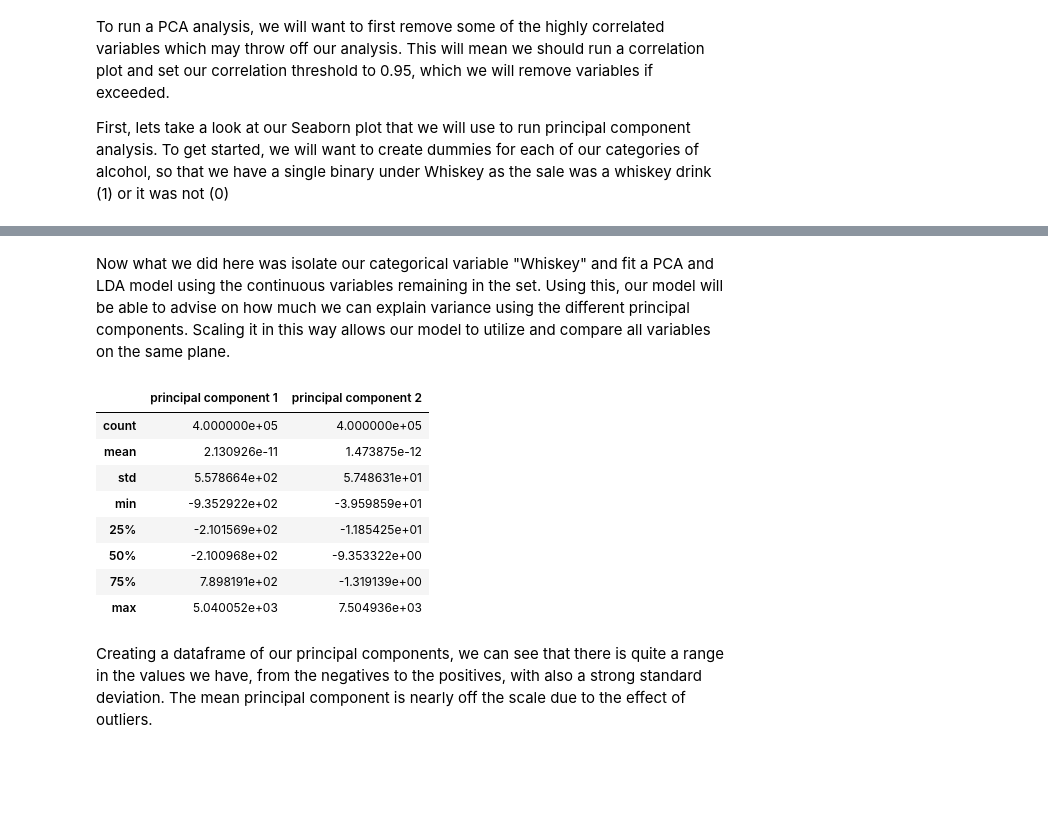
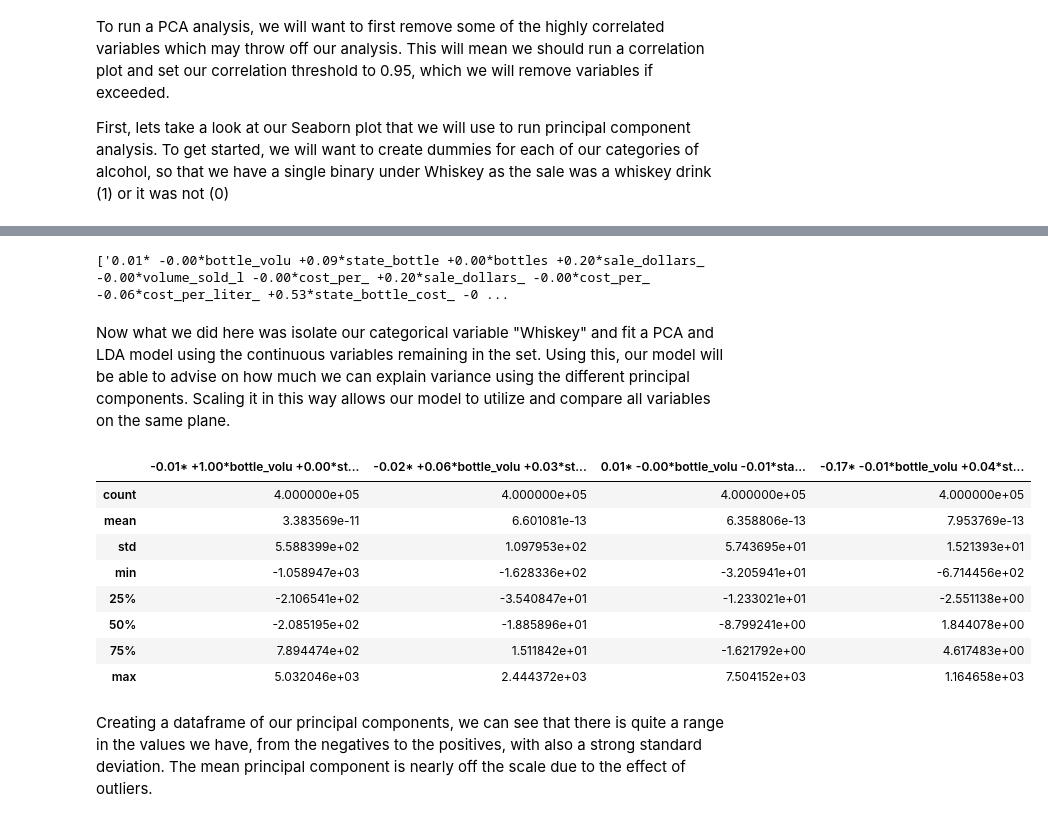
Before and after one commit to jjschueder/7331DataMiningNotebooks, a Jupyter notebook: Live Assignment 1/msds7331_live _1.ipynb, the cells around one changed output, grey strips where cells are left out. Cells and saved outputs as stored; diff of their text form; code cells hidden in the pictures; blank space fills up the shorter version.

```diff
--- a/Live Assignment 1/msds7331_live _1.ipynb
+++ b/Live Assignment 1/msds7331_live _1.ipynb
@@ -243,7 +251,9 @@ from sklearn.discriminant_analysis import LinearDiscriminantAnalysis as LDA
 
 #drop the response variable from x
 # one hot encoding to category
-features = ['pack', 'bottle_volume_ml', 'state_bottle_cost', 'bottles_sold', 'sale_dollars_trans', 'volume_sold_liters']
+features = ['pack', 'bottle_volume_ml', 'state_bottle_cost', 'bottles_sold', 'sale_dollars_trans', 'volume_sold_liters',
+            'cost_per_liter', 'sale_dollars_trans', 'cost_per_liter', 'cost_per_liter_trans', 'state_bottle_cost_trans',
+            'bottles_sold_trans', 'volume_sold_liters_trans','grossmargin']
 
 X = df_corr.loc[:, features].values
 # run this second line below which compiles all the features that i want to use to predict category, or the column we want to predict
@@ -251,14 +261,14 @@ X = df_corr.loc[:, features].values
 y = df_corr.loc[:, ['WHISKY']].values
 #target_names = df_corr.store_parent_names
 
-pca = PCA(n_components=2)
+pca = PCA(n_components=4)
 X_pca = pca.fit(X).transform(X) # fit data and then transform it
 
-lda = LDA(n_components=2)
+lda = LDA(n_components=4)
 X_lda = lda.fit(X, y).transform(X) # fit data and then transform it
 
 # print the components
-
+y
 print ('pca:', pca.components_)
 print ('lda:', lda.scalings_.T)
 # %% [output]
@@ -269,0 +308,30 @@ lda: [[-0.00589082 -0.00095126  0.13870644 -0.00166674  0.04170408  0.00042601]]
+# %%
+# this function definition just formats the weights into readable strings
+# you can skip it without loss of generality to the Data Science content
+def get_feature_names_from_weights(weights, names):
+    tmp_array = []
+    for comp in weights:
+        tmp_string = ''
+        for fidx,f in enumerate(names):
+            if fidx>0 and comp[fidx]>=0:
+                tmp_string+='+'
+            tmp_string += '%.2f*%s ' % (comp[fidx],f[:-5])
+        tmp_array.append(tmp_string)
+    return tmp_array
+
+# now let's get to the Data Analytics!
+pca_weight_strings = get_feature_names_from_weights(pca.components_, features)
+lda_weight_strings = get_feature_names_from_weights(lda.scalings_.T, features)
+
+# create some pandas dataframes from the transformed outputs
+df_pca = pd.DataFrame(X_pca,columns=[pca_weight_strings])
+df_lda = pd.DataFrame(X_lda,columns=[lda_weight_strings])
+
+df_pca.head()
+
+#from pandas.plotting import scatter_plot
+
+ax = df_pca.plot.scatter(pca_weight_strings[0], pca_weight_strings[1], c=y.reshape(150,-1), s=(y+2)*10)
+newfig = plt.figure()
+ax = df_lda.plot.scatter(lda_weight_strings[0], lda_weight_strings[1], c=y.reshape(150,-1), s=(y+2)*10)
+plt.show()
@@ -270,21 +356,25 @@ lda: [[-0.00589082 -0.00095126  0.13870644 -0.00166674  0.04170408  0.00042601]]
+# %%
+lda_weight_strings
+# %% [output]
+['0.01* -0.00*bottle_volu +0.09*state_bottle +0.00*bottles +0.20*sale_dollars_ -0.00*volume_sold_l -0.00*cost_per_ +0.20*sale_dollars_ -0.00*cost_per_ -0.06*cost_per_liter_ +0.53*state_bottle_cost_ -0 ...
 # %% [markdown]
 Now what we did here was isolate our categorical variable "Whiskey" and fit a PCA and LDA model using the continuous variables remaining in the set. Using this, our model will be able to advise on how much we can explain variance using the different principal components.
 Scaling it in this way allows our model to utilize and compare all variables on the same plane.
 # %%
 principalDf = pd.DataFrame(data = X_pca
-             , columns = ['principal component 1', 'principal component 2'])
-
+#             , columns = ['principal component 1', 'principal component 2'])
+              , columns = pca_weight_strings)
 principalDf.describe()
 # %% [output]
-|  | principal component 1 | principal component 2 |
-| count | 4.000000e+05 | 4.000000e+05 |
-| mean | 2.130926e-11 | 1.473875e-12 |
-| std | 5.578664e+02 | 5.748631e+01 |
-| min | -9.352922e+02 | -3.959859e+01 |
-| 25% | -2.101569e+02 | -1.185425e+01 |
-| 50% | -2.100968e+02 | -9.353322e+00 |
-| 75% | 7.898191e+02 | -1.319139e+00 |
-| max | 5.040052e+03 | 7.504936e+03 |
+|  | -0.01* +1.00*bottle_volu +0.00*st... | -0.02* +0.06*bottle_volu +0.03*st... | 0.01* -0.00*bottle_volu -0.01*sta... | -0.17* -0.01*bottle_volu +0.04*st... |
+| count | 4.000000e+05 | 4.000000e+05 | 4.000000e+05 | 4.000000e+05 |
+| mean | 3.383569e-11 | 6.601081e-13 | 6.358806e-13 | 7.953769e-13 |
+| std | 5.588399e+02 | 1.097953e+02 | 5.743695e+01 | 1.521393e+01 |
+| min | -1.058947e+03 | -1.628336e+02 | -3.205941e+01 | -6.714456e+02 |
+| 25% | -2.106541e+02 | -3.540847e+01 | -1.233021e+01 | -2.551138e+00 |
+| 50% | -2.085195e+02 | -1.885896e+01 | -8.799241e+00 | 1.844078e+00 |
+| 75% | 7.894474e+02 | 1.511842e+01 | -1.621792e+00 | 4.617483e+00 |
+| max | 5.032046e+03 | 2.444372e+03 | 7.504152e+03 | 1.164658e+03 |
 # %% [markdown]
 Creating a dataframe of our principal components, we can see that there is quite a range in the values we have, from the negatives to the positives, with also a strong standard deviation.
 The mean principal component is nearly off the scale due to the effect of outliers.
```
Also changed, not shown: parts of 36 cells of this notebook, 3 other files.
